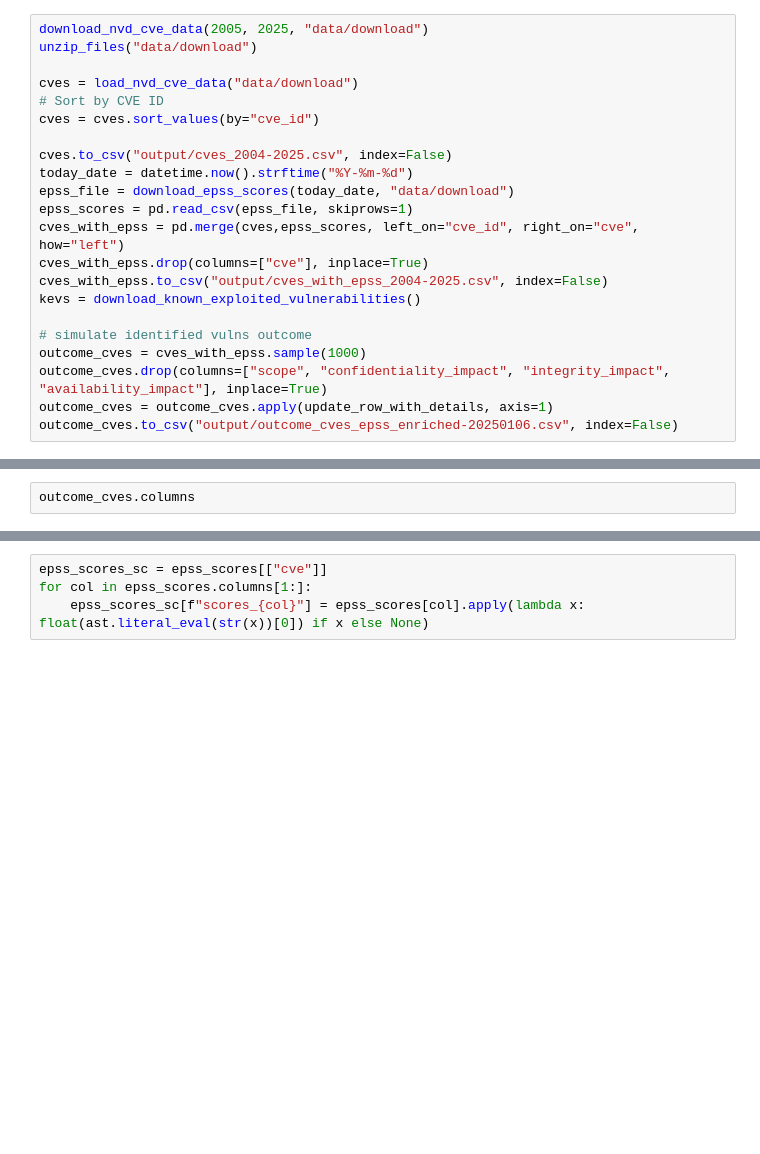
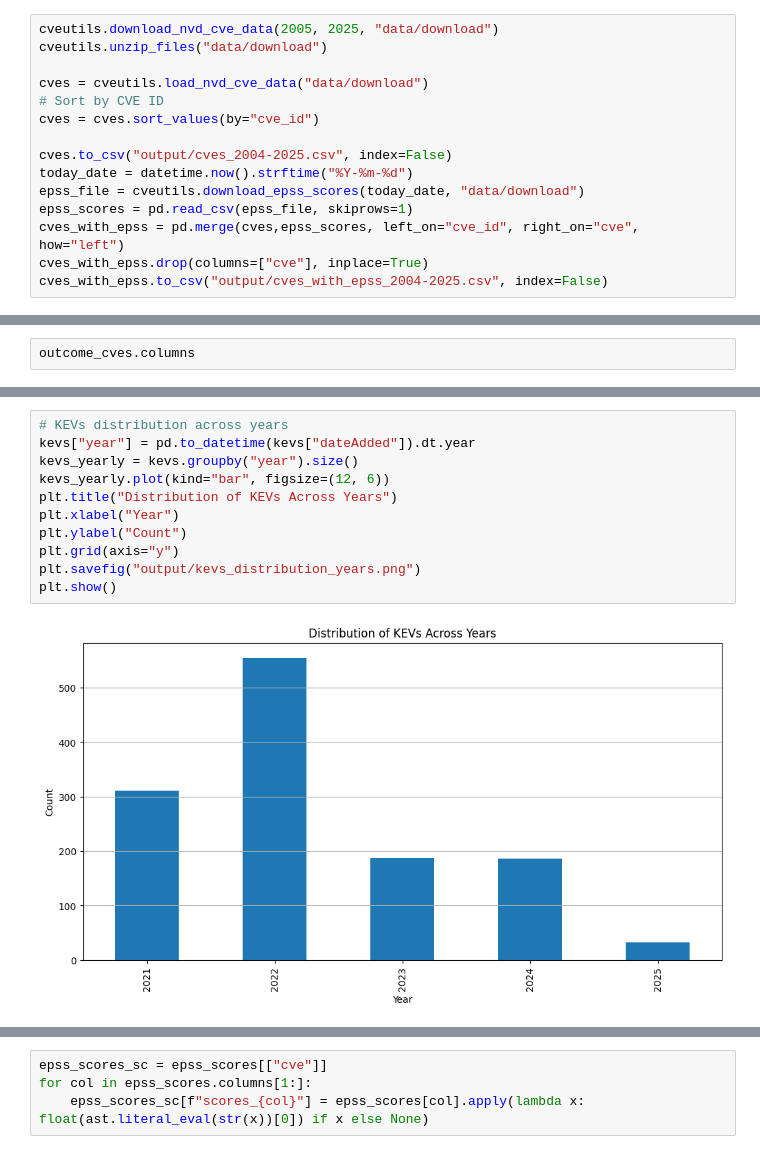
Before and after one commit to dominikmi/cves_analytics, a Jupyter notebook: testing.ipynb, the cells around one changed output, grey strips where cells are left out. Saved outputs shown, nothing was run; the diff lists cells and outputs as text; blank space fills up the shorter version.

```diff
--- a/testing.ipynb
+++ b/testing.ipynb
@@ -290,22 +38,15 @@ def update_row_with_details(row):
 # %%
-download_nvd_cve_data(2005, 2025, "data/download")
-unzip_files("data/download")
+cveutils.download_nvd_cve_data(2005, 2025, "data/download")
+cveutils.unzip_files("data/download")
 
-cves = load_nvd_cve_data("data/download")
+cves = cveutils.load_nvd_cve_data("data/download")
 # Sort by CVE ID
 cves = cves.sort_values(by="cve_id")
 
 cves.to_csv("output/cves_2004-2025.csv", index=False)
 today_date = datetime.now().strftime("%Y-%m-%d")
-epss_file = download_epss_scores(today_date, "data/download")
+epss_file = cveutils.download_epss_scores(today_date, "data/download")
 epss_scores = pd.read_csv(epss_file, skiprows=1)
 cves_with_epss = pd.merge(cves,epss_scores, left_on="cve_id", right_on="cve", how="left")
 cves_with_epss.drop(columns=["cve"], inplace=True)
 cves_with_epss.to_csv("output/cves_with_epss_2004-2025.csv", index=False)
-kevs = download_known_exploited_vulnerabilities()
-
-# simulate identified vulns outcome
-outcome_cves = cves_with_epss.sample(1000)
-outcome_cves.drop(columns=["scope", "confidentiality_impact", "integrity_impact", "availability_impact"], inplace=True)
-outcome_cves = outcome_cves.apply(update_row_with_details, axis=1)
-outcome_cves.to_csv("output/outcome_cves_epss_enriched-20250106.csv", index=False)
@@ -442 +234,14 @@ def download_epss_scores_for_months(number, directory, unit='months'):
+# %%
+# KEVs distribution across years
+kevs["year"] = pd.to_datetime(kevs["dateAdded"]).dt.year
+kevs_yearly = kevs.groupby("year").size()
+kevs_yearly.plot(kind="bar", figsize=(12, 6))
+plt.title("Distribution of KEVs Across Years")
+plt.xlabel("Year")
+plt.ylabel("Count")
+plt.grid(axis="y")
+plt.savefig("output/kevs_distribution_years.png")
+plt.show()
+# %% [output]
+[figure, added]
 # %%
```
Also changed, not shown: parts of 19 cells of this notebook.
